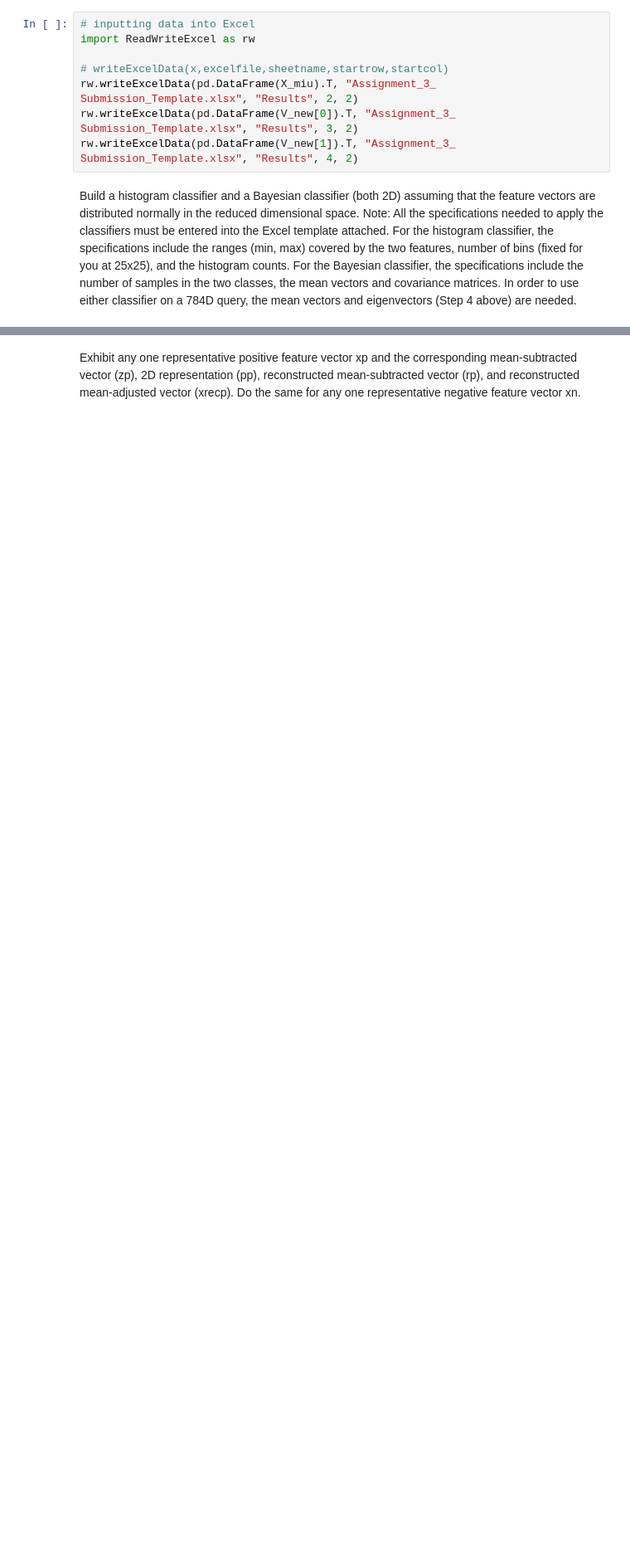
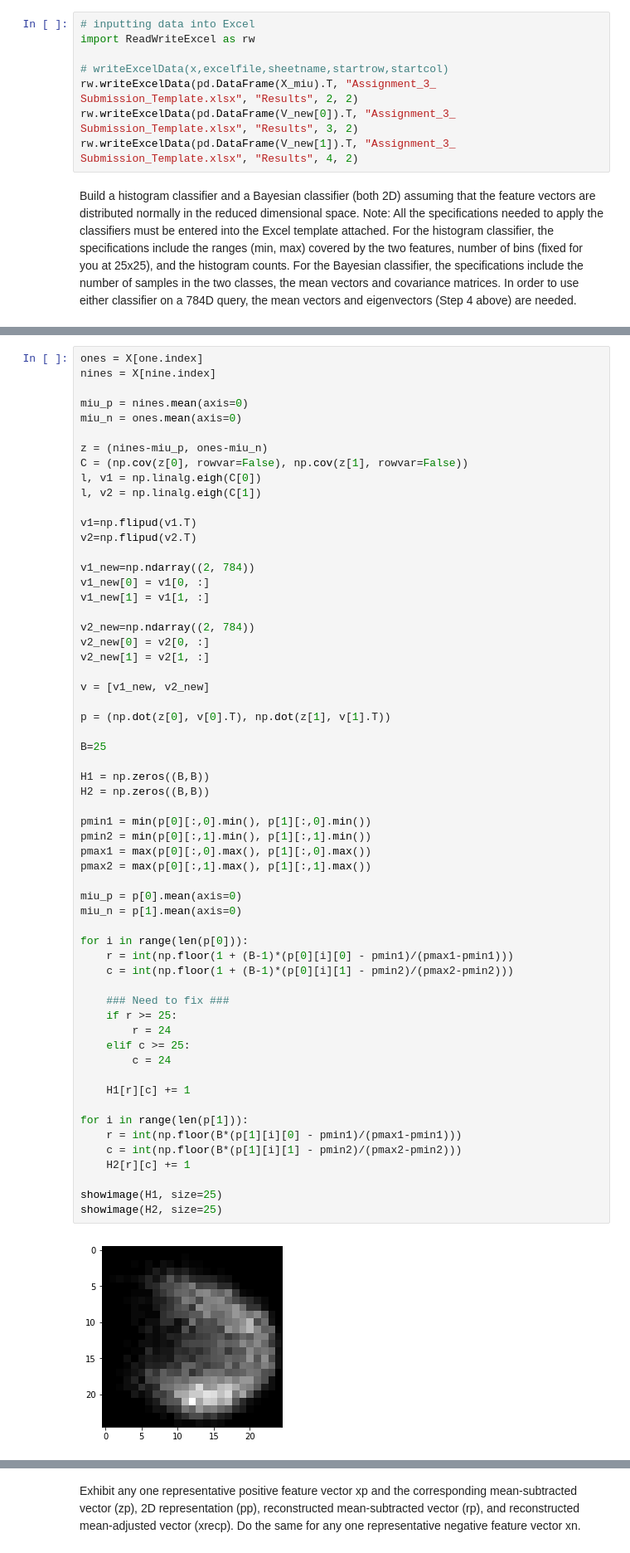
Before and after one commit to yelaura/python-assignments, a Jupyter notebook: Intro to Machine Learning/Assignment 3.ipynb, the cells around one changed output, grey strips where cells are left out. Shown at 83% size. Cells and saved outputs as stored; diff of their text form; blank space fills up the shorter version.

```diff
--- a/Intro to Machine Learning/Assignment 3.ipynb
+++ b/Intro to Machine Learning/Assignment 3.ipynb
@@ -167,0 +165,61 @@ rw.writeExcelData([n_p, n_n], "Assignment_3_ Submission_Template.xlsx", "Results
+# %%
+ones = X[one.index]
+nines = X[nine.index]
+
+miu_p = nines.mean(axis=0)
+miu_n = ones.mean(axis=0)
+
+z = (nines-miu_p, ones-miu_n)
+C = (np.cov(z[0], rowvar=False), np.cov(z[1], rowvar=False))
+l, v1 = np.linalg.eigh(C[0])
+l, v2 = np.linalg.eigh(C[1])
+
+v1=np.flipud(v1.T)
+v2=np.flipud(v2.T)
+
+v1_new=np.ndarray((2, 784))
+v1_new[0] = v1[0, :]
+v1_new[1] = v1[1, :]
+
+v2_new=np.ndarray((2, 784))
+v2_new[0] = v2[0, :]
+v2_new[1] = v2[1, :]
+
+v = [v1_new, v2_new]
+
+p = (np.dot(z[0], v[0].T), np.dot(z[1], v[1].T))
+
+B=25
+
+H1 = np.zeros((B,B))
+H2 = np.zeros((B,B))
+
+pmin1 = min(p[0][:,0].min(), p[1][:,0].min())
+pmin2 = min(p[0][:,1].min(), p[1][:,1].min())
+pmax1 = max(p[0][:,0].max(), p[1][:,0].max())
+pmax2 = max(p[0][:,1].max(), p[1][:,1].max())
+
+miu_p = p[0].mean(axis=0)
+miu_n = p[1].mean(axis=0)
+
+for i in range(len(p[0])):
+    r = int(np.floor(1 + (B-1)*(p[0][i][0] - pmin1)/(pmax1-pmin1)))
+    c = int(np.floor(1 + (B-1)*(p[0][i][1] - pmin2)/(pmax2-pmin2)))
+
+    ### Need to fix ###
+    if r >= 25:
+        r = 24
+    elif c >= 25:
+        c = 24
+
+    H1[r][c] += 1
+
+for i in range(len(p[1])):
+    r = int(np.floor(B*(p[1][i][0] - pmin1)/(pmax1-pmin1)))
+    c = int(np.floor(B*(p[1][i][1] - pmin2)/(pmax2-pmin2)))
+    H2[r][c] += 1
+
+showimage(H1, size=25)
+showimage(H2, size=25)
+# %% [output]
+[figure, added]
```
Also changed, not shown: parts of 11 cells of this notebook, 1 other file.
